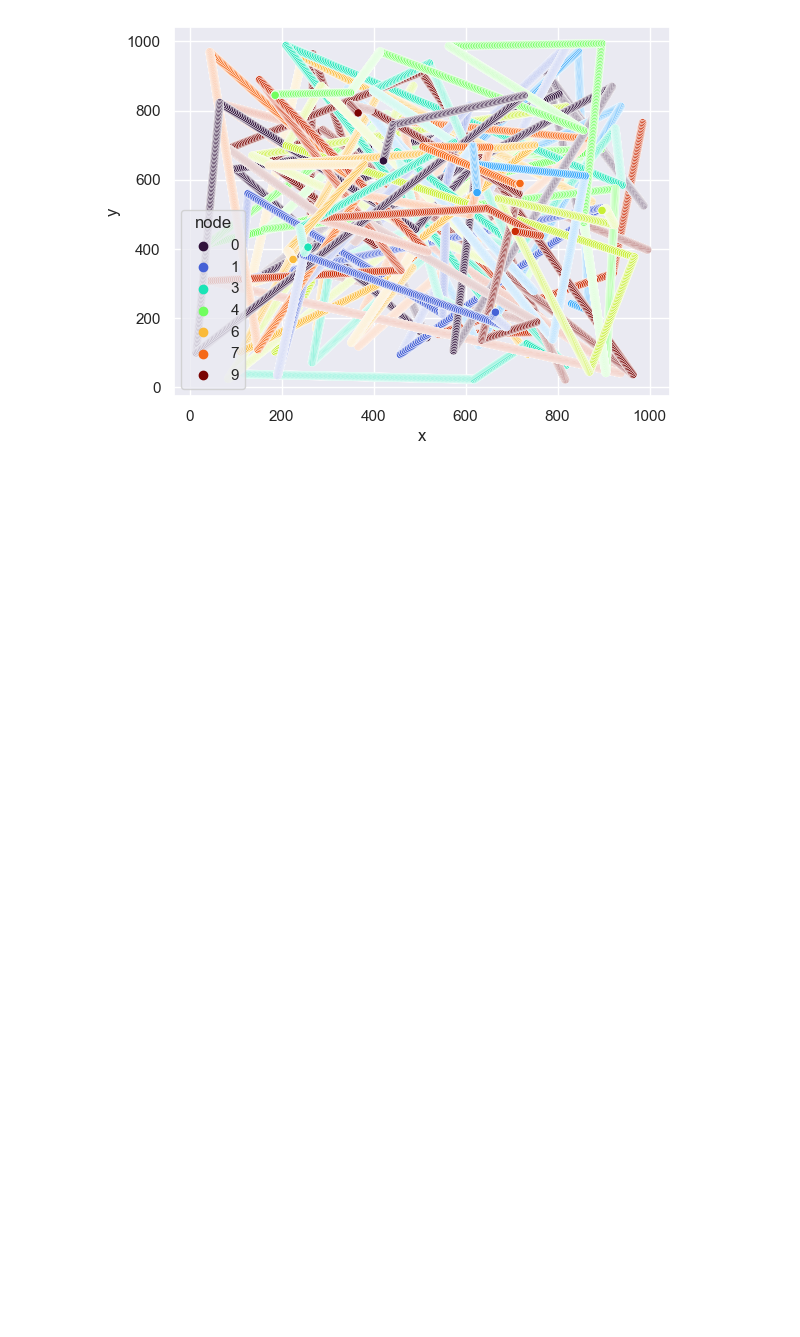
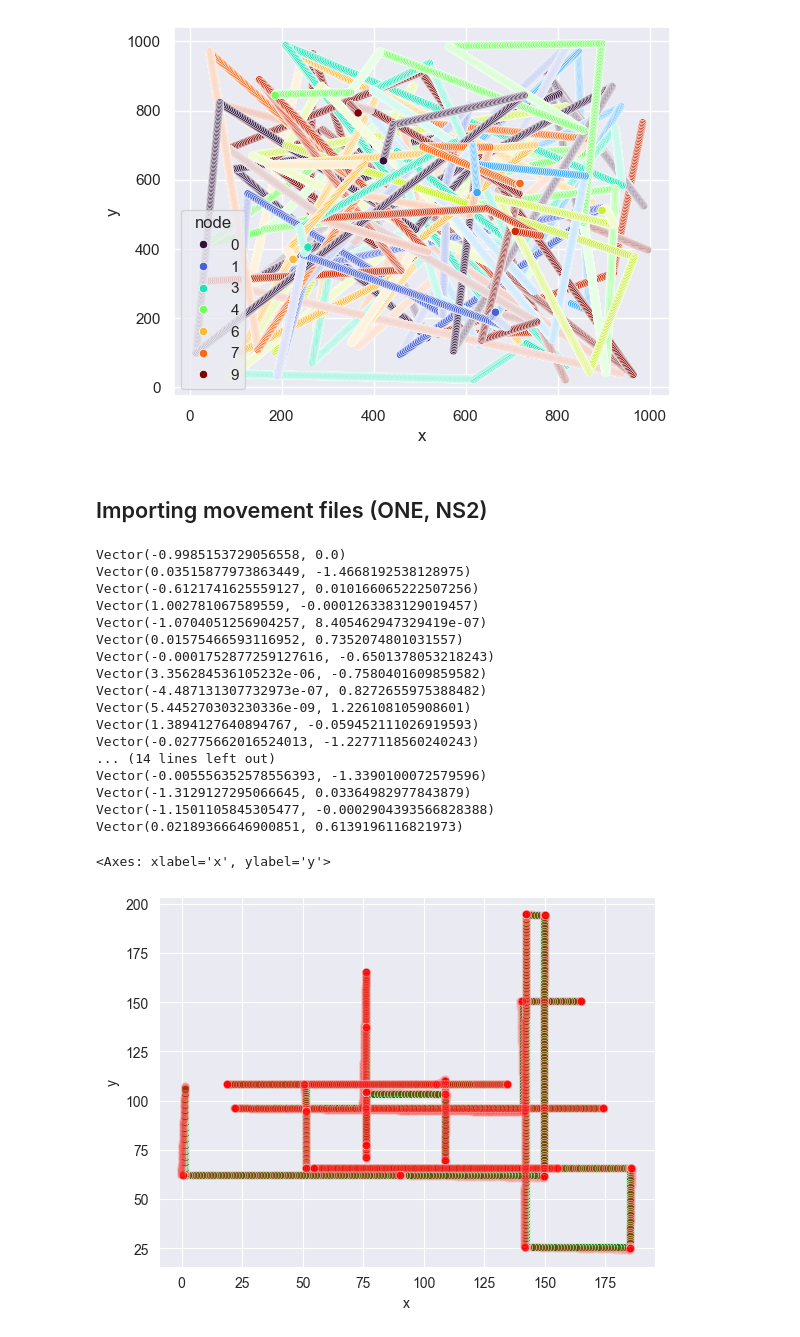
Before and after one commit to gh0st42/PONS, a Jupyter notebook: PONS.ipynb, the cells around one changed output. Drawn from its saved outputs; the diff is of its cells as text; code cells hidden in the pictures; blank space fills up the shorter version.

```diff
--- a/PONS.ipynb
+++ b/PONS.ipynb
@@ -207,3 +222,37 @@ sns.scatterplot(data=df, x="x", y="y", hue="node", palette="turbo")
 # %% [output]
 <Axes: xlabel='x', ylabel='y'>
 [figure]
+# %% [markdown]
+## Importing movement files (ONE, NS2)
+# %%
+one = pons.OneMovement.from_file("scenario1.one")
+
+df = pd.DataFrame(one.moves, columns=["time", "node", "x", "y"])
+
+sns.scatterplot(data=df, x="x", y="y", color="green")
+
+ns2 = pons.Ns2Movement.from_file("scenario1.ns_movements")
+
+df = pd.DataFrame(ns2.moves, columns=["time", "node", "x", "y"])
+
+sns.scatterplot(data=df, x="x", y="y",color="red", alpha=0.15)
+# %% [output]
+Vector(-0.9985153729056558, 0.0)
+Vector(0.03515877973863449, -1.4668192538128975)
+Vector(-0.6121741625559127, 0.010166065222507256)
+Vector(1.002781067589559, -0.0001263383129019457)
+Vector(-1.0704051256904257, 8.405462947329419e-07)
+Vector(0.01575466593116952, 0.7352074801031557)
+Vector(-0.0001752877259127616, -0.6501378053218243)
+Vector(3.356284536105232e-06, -0.7580401609859582)
+Vector(-4.487131307732973e-07, 0.8272655975388482)
+Vector(5.445270303230336e-09, 1.226108105908601)
+Vector(1.3894127640894767, -0.059452111026919593)
+Vector(-0.02775662016524013, -1.2277118560240243)
+... (14 lines left out)
+Vector(-0.005556352578556393, -1.3390100072579596)
+Vector(-1.3129127295066645, 0.03364982977843879)
+Vector(-1.1501105845305477, -0.0002904393566828388)
+Vector(0.02189366646900851, 0.6139196116821973)
+<Axes: xlabel='x', ylabel='y'>
+[figure, added]
```
Also changed, not shown: parts of 3 cells of this notebook, 3 other files.
